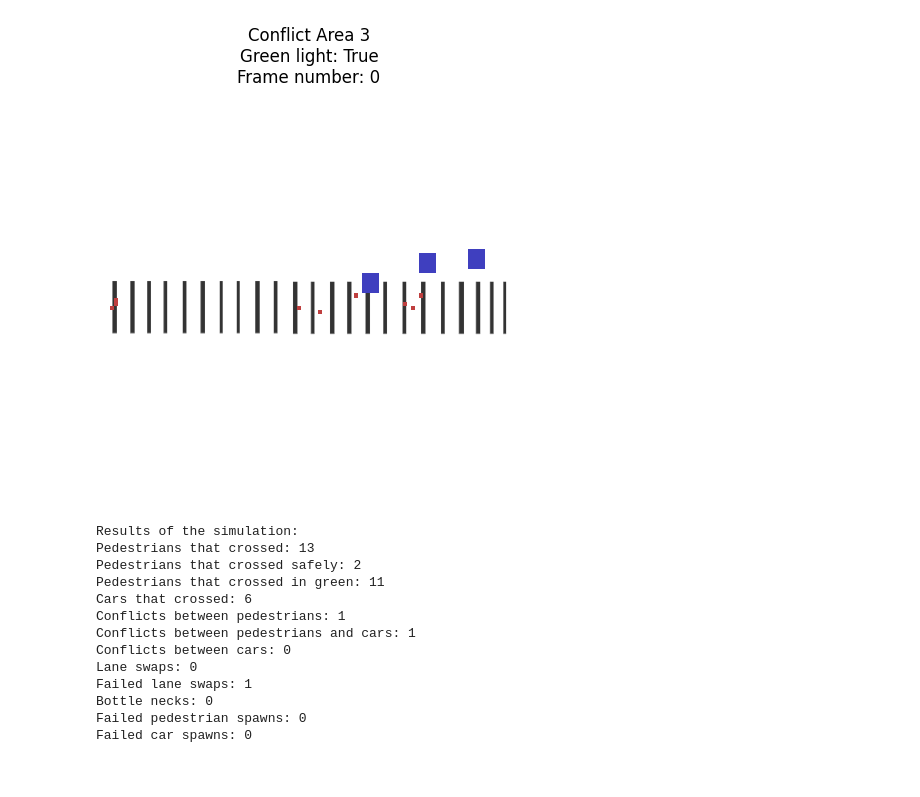
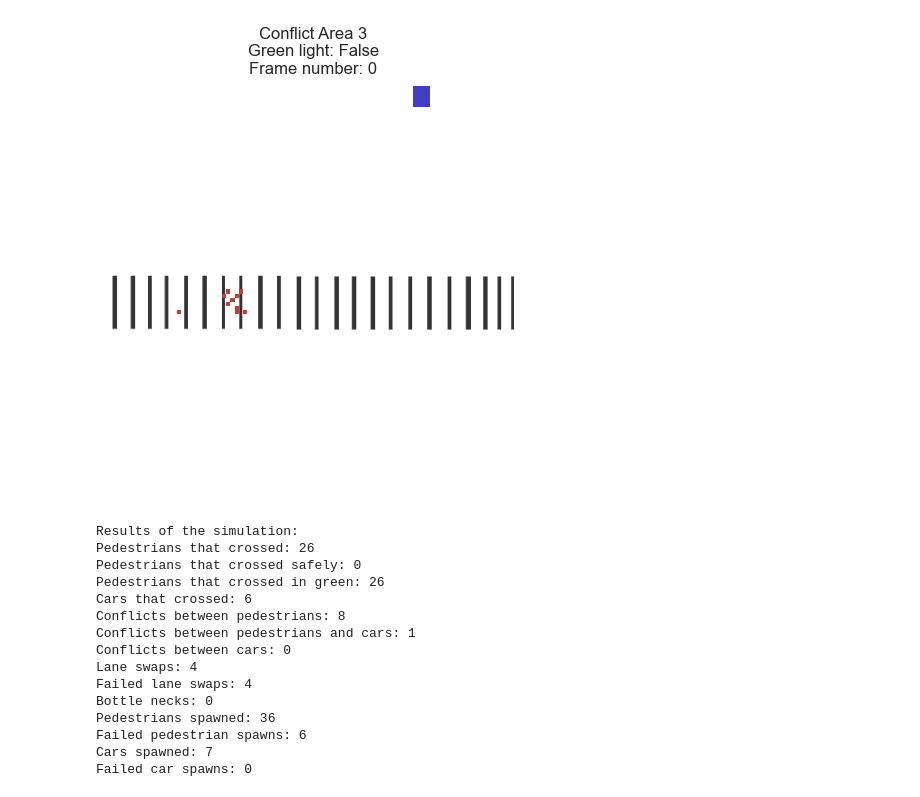
Before and after one commit to JM-Pascual/Crosswalk-Simulation, a Jupyter notebook: simulation.ipynb, the cells around one changed output. Saved outputs shown, nothing was run; the diff lists cells and outputs as text; code cells hidden in the pictures.

Commit message:
Update de la animación y add de los plots

```diff
--- a/simulation.ipynb
+++ b/simulation.ipynb
@@ -128,15 +128,23 @@ class ResultsTracker():
         self.conflicts_pedestrian_pedestrian = 0
         self.conflicts_car_car = 0
 
+        self.pedestrians_spawned = 0
         self.pedestrians_that_crossed = 0
         self.pedestrians_that_crossed_safely = 0
         self.pedestrians_that_crossed_in_green = 0
+        self.cars_spawned = 0
         self.cars_that_crossed = 0
         self.lane_swaps = 0
         self.failed_lane_swaps = 0
         self.bottle_necks = 0
         self.failed_pedestrian_spawns = 0
         self.failed_car_spawns = 0
+
+    def track_spawn(self, entity):
+        if entity == PEDESTRIAN:
+            self.pedestrians_spawned += 1
+        elif entity == CAR:
+            self.cars_spawned += 1
 
     def track_conflict(self, entity1, entity2):
         if entity1 == PEDESTRIAN and entity2 == PEDESTRIAN:
@@ -183,7 +191,9 @@ class ResultsTracker():
         print(f"Lane swaps: {self.lane_swaps}")
         print(f"Failed lane swaps: {self.failed_lane_swaps}")
         print(f"Bottle necks: {self.bottle_necks}")
+        print(f"Pedestrians spawned: {self.pedestrians_spawned}")
         print(f"Failed pedestrian spawns: {self.failed_pedestrian_spawns}")
+        print(f"Cars spawned: {self.cars_spawned}")
         print(f"Failed car spawns: {self.failed_car_spawns}")
 # %%
 from struct import Struct
@@ -259,7 +269,7 @@ class ConflictArea3():
 
         if not found_position:
             return
-
+        self.conflict_tracker.track_spawn(PEDESTRIAN)
         self.current_space_matrix[x_coordinate][y_coordinate] = pedestrian_data
 
 
@@ -291,6 +301,7 @@ class ConflictArea3():
         for i in range(self.CAR_HEIGHT):
             for j in range(self.CAR_LENGTH):
                 self.current_space_matrix[x_top_left+i][y_top_left+j] = car_data
+        self.conflict_tracker.track_spawn(CAR)
         self.cars_in_space.append((x_top_left, y_top_left, car_data))
 
 
@@ -588,66 +599,67 @@ class ConflictArea3():
 
 # Definition of simulation parameters
 
-PEDESTRIAN_RATE = 0.25 # lambda parameter of the pedestrian P.Process
-CAR_RATE = 0.12 # lambda parameter of the car P.Process
-time_window = 120 # Total duration of the simulation (in seconds)
+PEDESTRIAN_RATE = 0.3 # lambda parameter of the pedestrian P.Process
+CAR_RATE = 0.08 # lambda parameter of the car P.Process
 
 # Defines how many steps fit in a second of simulation
 TIME_SPLIT = 4
-TRAFFIC_LIGHT_DURATION = 10
+TRAFFIC_LIGHT_DURATION = 20
 
 # Defines the simulation space
 SPACE_DIMENSION = 100
-AMOUNT_OF_CROSSING_ROWS = 5
-SIDEWALK_LENGTH = 5
+AMOUNT_OF_CROSSING_ROWS = 6
+SIDEWALK_LENGTH = 6
 
 results_tracker = ResultsTracker()
 
 # Initialization of simulation entities
 process = PoissonProcess(1/TIME_SPLIT, PEDESTRIAN_RATE, CAR_RATE, sim_generator.generate_number())
 street_space = ConflictArea3(results_tracker, 1/TIME_SPLIT, TRAFFIC_LIGHT_DURATION, SPACE_DIMENSION, AMOUNT_OF_CROSSING_ROWS, SIDEWALK_LENGTH, process, sim_generator.generate_number())
 
 plt.rcParams["figure.figsize"] = [14.00, 6.50]
 plt.rcParams["figure.autolayout"] = True
 cmap = ListedColormap([[0.75, 0.25, 0.25], [0, 0, 0], [0.25, 0.25, 0.75]])
 cmap.set_bad(alpha=0)  # Make masked values transparent
 
 fig, ax = plt.subplots()
 
 image = Image.open('image.png')
 
 def update(frame):
     ax.cla()
     street_space.simulation_step()
     crosswalk_matrix = street_space.get_printable_matrix()
     masked_matrix = np.ma.masked_equal(crosswalk_matrix, 0) # Mask values at 0
     ax.imshow(image, extent=[0, SPACE_DIMENSION, int(SPACE_DIMENSION/4), int((3*SPACE_DIMENSION)/4)], aspect='auto', filternorm=True, filterrad=4.0, alpha=0.8)
     ax.imshow(masked_matrix, cmap=cmap)
     ax.set_title(f'Conflict Area 3'
                  f'\nGreen light: {street_space.traffic_light_green}'
                  f'\nFrame number: {frame}')
     ax.set_axis_off()
 
-anim = FuncAnimation(fig, update, frames=300, interval=25)
+anim = FuncAnimation(fig, update, frames=350, interval=25)
 fig.set_size_inches(6.5, 5, forward=True)
 
 # Save the animation as a .gif file
 anim.save('Conflict-Area-3.gif', writer='pillow', fps=12)
 # %% [output]
-[figure, old version]
+[figure, new version]
 # %%
 results_tracker.print_results()
 # %% [output]
 Results of the simulation:
-Pedestrians that crossed: 13
-Pedestrians that crossed safely: 2
-Pedestrians that crossed in green: 11
+Pedestrians that crossed: 26
+Pedestrians that crossed safely: 0
+Pedestrians that crossed in green: 26
 Cars that crossed: 6
-Conflicts between pedestrians: 1
+Conflicts between pedestrians: 8
 Conflicts between pedestrians and cars: 1
 Conflicts between cars: 0
-Lane swaps: 0
-Failed lane swaps: 1
+Lane swaps: 4
+Failed lane swaps: 4
 Bottle necks: 0
-Failed pedestrian spawns: 0
+Pedestrians spawned: 36
+Failed pedestrian spawns: 6
+Cars spawned: 7
 Failed car spawns: 0
```
Also changed, not shown: parts of 5 cells of this notebook, 1 other file.
